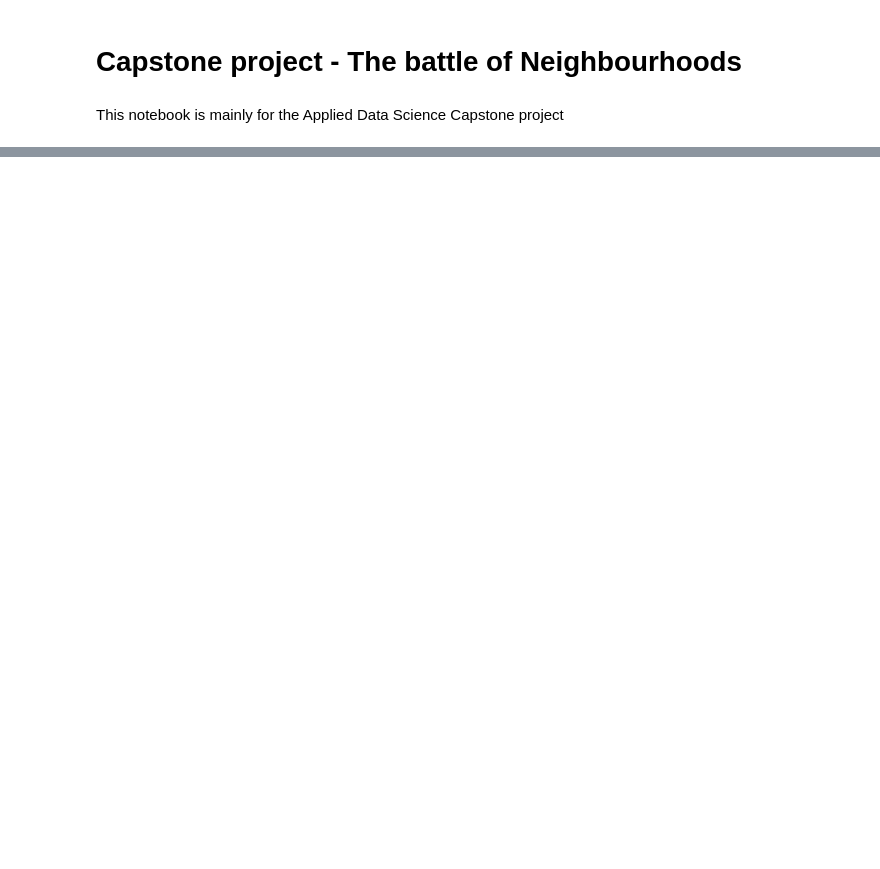
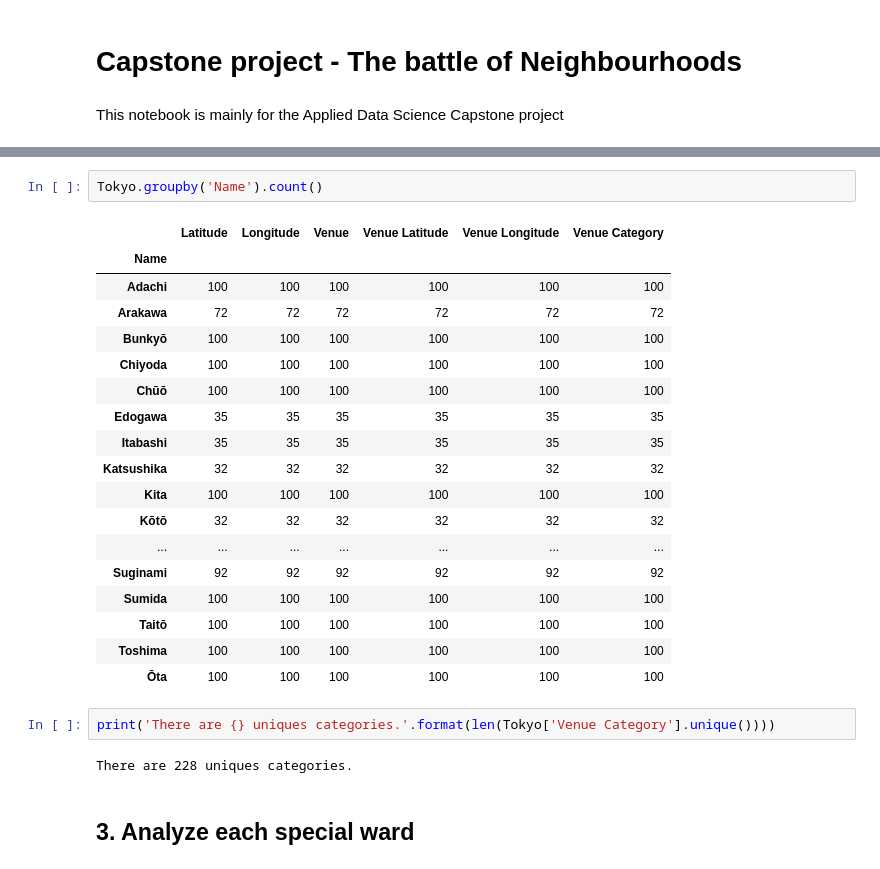
Before and after one commit to VeraDJW/Applied_data_science_capstone, a Jupyter notebook: Capstone project.ipynb, the cells around one changed output, grey strips where cells are left out. Cells and saved outputs as stored; diff of their text form; blank space fills up the shorter version.

```diff
--- a/Capstone project.ipynb
+++ b/Capstone project.ipynb
@@ -27,0 +189,27 @@ With the increase demand in housing market, the price keeps going up. Residents
+# %%
+Tokyo.groupby('Name').count()
+# %% [output]
+|  | Latitude | Longitude | Venue | Venue Latitude | Venue Longitude | Venue Category |
+| Name |  |  |  |  |  |  |
+| Adachi | 100 | 100 | 100 | 100 | 100 | 100 |
+| Arakawa | 72 | 72 | 72 | 72 | 72 | 72 |
+| Bunkyō | 100 | 100 | 100 | 100 | 100 | 100 |
+| Chiyoda | 100 | 100 | 100 | 100 | 100 | 100 |
+| Chūō | 100 | 100 | 100 | 100 | 100 | 100 |
+| Edogawa | 35 | 35 | 35 | 35 | 35 | 35 |
+| Itabashi | 35 | 35 | 35 | 35 | 35 | 35 |
+| Katsushika | 32 | 32 | 32 | 32 | 32 | 32 |
+| Kita | 100 | 100 | 100 | 100 | 100 | 100 |
+| Kōtō | 32 | 32 | 32 | 32 | 32 | 32 |
+| ... | ... | ... | ... | ... | ... | ... |
+| Suginami | 92 | 92 | 92 | 92 | 92 | 92 |
+| Sumida | 100 | 100 | 100 | 100 | 100 | 100 |
+| Taitō | 100 | 100 | 100 | 100 | 100 | 100 |
+| Toshima | 100 | 100 | 100 | 100 | 100 | 100 |
+| Ōta | 100 | 100 | 100 | 100 | 100 | 100 |
+# %%
+print('There are {} uniques categories.'.format(len(Tokyo['Venue Category'].unique())))
+# %% [output]
+There are 228 uniques categories.
+# %% [markdown]
+## 3. Analyze each special ward
```
Also changed, not shown: parts of 42 cells of this notebook.
